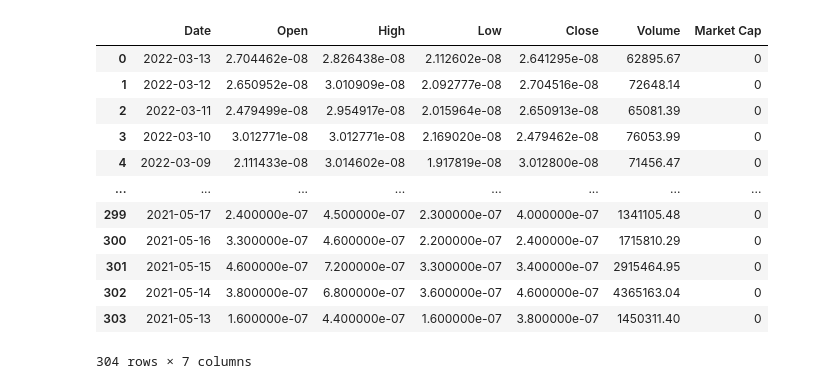
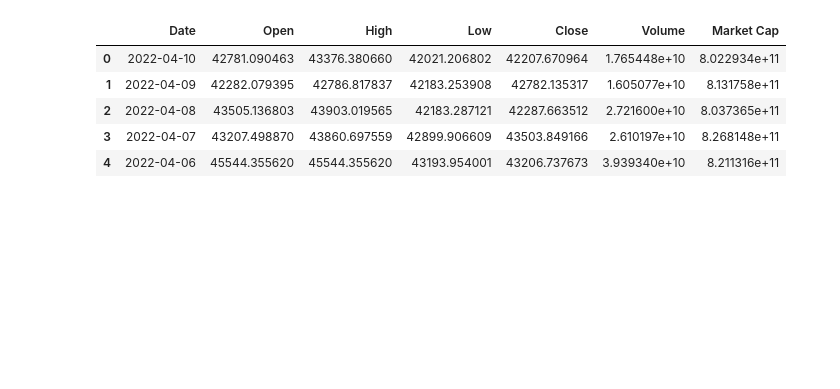
Before and after one commit to honghusldl/capstone-cryptocurrency-risk-analysis, a Jupyter notebook: transformation_script.ipynb, the cells around one changed output. Cells and saved outputs as stored; diff of their text form; code cells hidden in the pictures; blank space fills up the shorter version.

```diff
--- a/transformation_script.ipynb
+++ b/transformation_script.ipynb
@@ -209,6 +188,6 @@ print(random_coin_name, random_coin_symbol)
 # %%
 # initialise scraper without time interval
-scraper = CmcScraper(random_coin_symbol)
+scraper = CmcScraper('BTC')
 
 # get raw data as list of list
 headers, data = scraper.get_data()
@@ -222,21 +201,14 @@ xrp_json_data = scraper.get_data("json")
 # Pandas dataFrame for the same data
 df = scraper.get_dataframe()
 # %%
-df
+df.head()
 # %% [output]
 |  | Date | Open | High | Low | Close | Volume | Market Cap |
-| 0 | 2022-03-13 | 2.704462e-08 | 2.826438e-08 | 2.112602e-08 | 2.641295e-08 | 62895.67 | 0 |
-| 1 | 2022-03-12 | 2.650952e-08 | 3.010909e-08 | 2.092777e-08 | 2.704516e-08 | 72648.14 | 0 |
-| 2 | 2022-03-11 | 2.479499e-08 | 2.954917e-08 | 2.015964e-08 | 2.650913e-08 | 65081.39 | 0 |
-| 3 | 2022-03-10 | 3.012771e-08 | 3.012771e-08 | 2.169020e-08 | 2.479462e-08 | 76053.99 | 0 |
-| 4 | 2022-03-09 | 2.111433e-08 | 3.014602e-08 | 1.917819e-08 | 3.012800e-08 | 71456.47 | 0 |
-| ... | ... | ... | ... | ... | ... | ... | ... |
-| 299 | 2021-05-17 | 2.400000e-07 | 4.500000e-07 | 2.300000e-07 | 4.000000e-07 | 1341105.48 | 0 |
-| 300 | 2021-05-16 | 3.300000e-07 | 4.600000e-07 | 2.200000e-07 | 2.400000e-07 | 1715810.29 | 0 |
-| 301 | 2021-05-15 | 4.600000e-07 | 7.200000e-07 | 3.300000e-07 | 3.400000e-07 | 2915464.95 | 0 |
-| 302 | 2021-05-14 | 3.800000e-07 | 6.800000e-07 | 3.600000e-07 | 4.600000e-07 | 4365163.04 | 0 |
-| 303 | 2021-05-13 | 1.600000e-07 | 4.400000e-07 | 1.600000e-07 | 3.800000e-07 | 1450311.40 | 0 |
+| 0 | 2022-04-10 | 42781.090463 | 43376.380660 | 42021.206802 | 42207.670964 | 1.765448e+10 | 8.022934e+11 |
+| 1 | 2022-04-09 | 42282.079395 | 42786.817837 | 42183.253908 | 42782.135317 | 1.605077e+10 | 8.131758e+11 |
+| 2 | 2022-04-08 | 43505.136803 | 43903.019565 | 42183.287121 | 42287.663512 | 2.721600e+10 | 8.037365e+11 |
+| 3 | 2022-04-07 | 43207.498870 | 43860.697559 | 42899.906609 | 43503.849166 | 2.610197e+10 | 8.268148e+11 |
+| 4 | 2022-04-06 | 45544.355620 | 45544.355620 | 43193.954001 | 43206.737673 | 3.939340e+10 | 8.211316e+11 |
-304 rows × 7 columns
 # %%
 df.drop(['Open','High','Low'], axis = 1, inplace = True)
 
```
Also changed, not shown: parts of 13 cells of this notebook, 7 other files.
